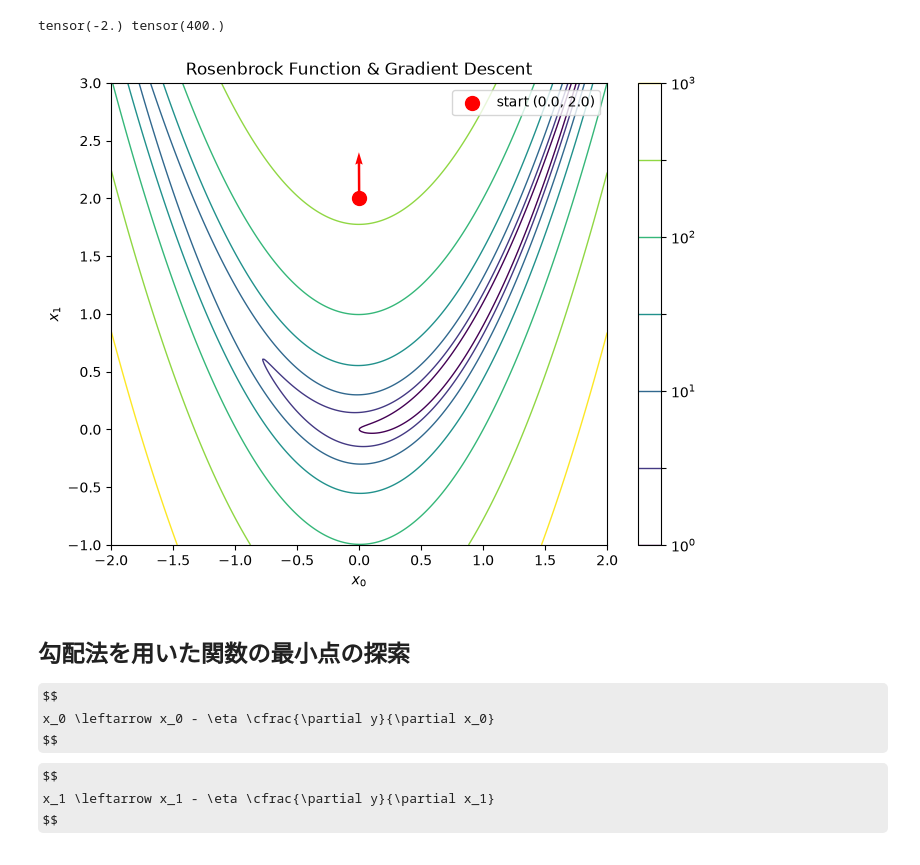
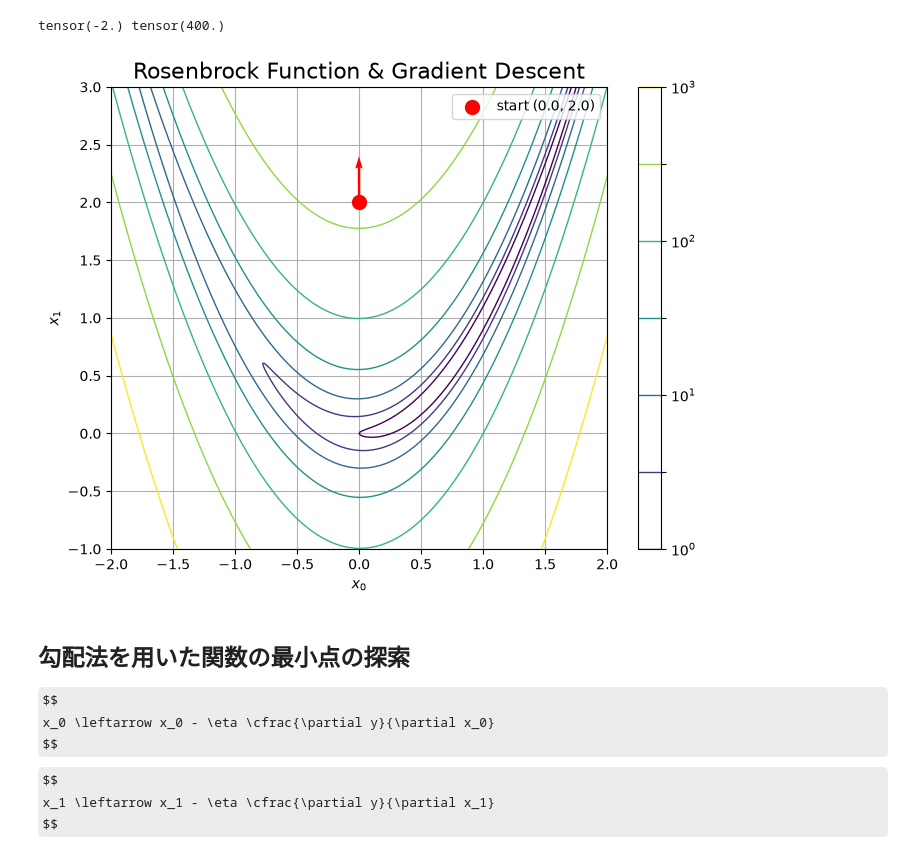
Before and after one commit to kyoropppp/2606_zero5, a Jupyter notebook: deep-learning-from-scratch-5/notebooks/06_pytorch.ipynb, the cells around one changed output. Cells and saved outputs as stored; diff of their text form; code cells hidden in the pictures; some formulas as TeX source.

Commit message:
nb06: fix gradient visualization

```diff
--- a/deep-learning-from-scratch-5/notebooks/06_pytorch.ipynb
+++ b/deep-learning-from-scratch-5/notebooks/06_pytorch.ipynb
@@ -22,10 +27,15 @@ y = 100(x_1-x_0^2)^2 + (x_0-1)^2
 $$
 # %%
 import numpy as np
+
+def rosenbrock(x0, x1):
+    y = 100 * (x1 - x0 ** 2) ** 2 + (x0 - 1) ** 2
+    return y
+
 x0 = np.linspace(-2, 2, 400)
 x1 = np.linspace(-1, 3, 400)
-X0, X1 = np.meshgrid(x0, x1)
-Y = 100 * (X1 - X0**2)**2 + (X0 - 1)**2
+x0_grid, x1_grid = np.meshgrid(x0, x1)
+y_grid = rosenbrock(x0_grid, x1_grid)
 # %%
 import matplotlib.pyplot as plt
 from mpl_toolkits.mplot3d import Axes3D
@@ -106,36 +155,37 @@ start_point = (0.0, 2.0)  # 初期点
 
 # 勾配を計算 (PyTorchで自動微分)
 x0_t = torch.tensor(start_point[0], requires_grad=True)
 x1_t = torch.tensor(start_point[1], requires_grad=True)
 y_t = rosenbrock(x0_t, x1_t)
 y_t.backward()
 g0 = x0_t.grad.item()
 g1 = x1_t.grad.item()
 
 # 矢印の長さを正規化 (プロット範囲に合わせてスケール)
 g_norm = (g0**2 + g1**2) ** 0.5
 scale = 0.4  # 表示上の矢印の長さ (軸単位)
 dq0 = scale * g0 / g_norm
 dq1 = scale * g1 / g_norm
 
 # 等高線
 levs = 10**np.arange(0., 3.5, 0.5)
 
 # プロット
 fig, ax = plt.subplots(figsize=(8, 6))
-contour = ax.contour(X0, X1, Y, levels=levs, norm=LogNorm(), cmap='viridis', linewidths=1)
+contour = ax.contour(x0_grid, x1_grid, y_grid, levels=levs, norm=LogNorm(), cmap='viridis', linewidths=1)
 plt.colorbar(contour)
 
 ax.scatter(start_point[0], start_point[1], color='red', s=100, zorder=5, label='start ({}, {})'.format(start_point[0], start_point[1]))
 ax.quiver(start_point[0], start_point[1], dq0, dq1, angles='xy', scale_units='xy', scale=1,
           color='red', width=0.005, zorder=6)
 ax.set_xlabel('$x_0$')
 ax.set_ylabel('$x_1$')
-ax.set_title('Rosenbrock Function & Gradient Descent')
+ax.set_title('Rosenbrock Function & Gradient Descent', fontsize=16)
 ax.legend()
+plt.grid()
 plt.show()
 # %% [output]
-[figure, old version]
+[figure, new version]
 # %% [markdown]
 ## 勾配法を用いた関数の最小点の探索
 $$
```
Also changed, not shown: parts of 9 cells of this notebook, 1 other file.
